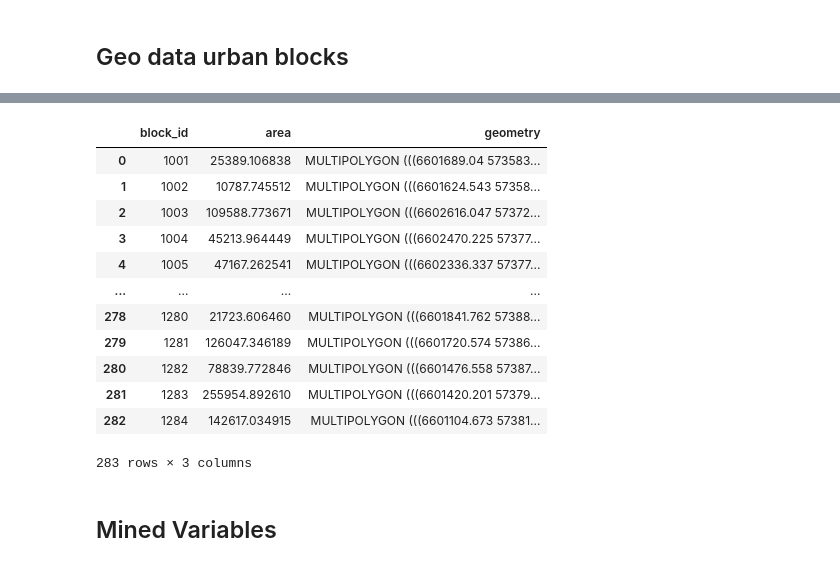
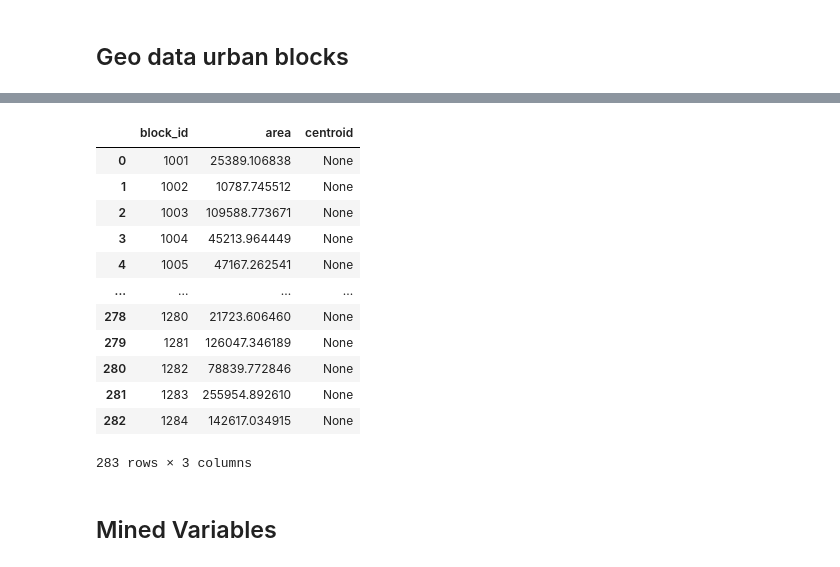
Before and after one commit to Andrew10MAIN/urban_regeneration_platform, a Jupyter notebook: experiments/notebooks/test_db_connection.ipynb, the cells around one changed output, grey strips where cells are left out. Saved outputs shown, nothing was run; the diff lists cells and outputs as text; code cells hidden in the pictures.

```diff
--- a/experiments/notebooks/test_db_connection.ipynb
+++ b/experiments/notebooks/test_db_connection.ipynb
@@ -364,24 +538,24 @@ urban_blocks_ng
 # %%
-urban_blocks = gpd.read_postgis(
+urban_blocks_cent = gpd.read_postgis(
     'SELECT * FROM core.urban_blocks_geom',
     engine,
-    geom_col='geometry'
+    geom_col='centroid'
 )
-urban_blocks = urban_blocks.drop(columns = ['centroid'])
-urban_blocks
+urban_blocks_cent = urban_blocks_cent.drop(columns = ['geometry'])
+urban_blocks_cent
 # %% [output]
-|  | block_id | area | geometry |
-| 0 | 1001 | 25389.106838 | MULTIPOLYGON (((6601689.04 573583... |
-| 1 | 1002 | 10787.745512 | MULTIPOLYGON (((6601624.543 57358... |
-| 2 | 1003 | 109588.773671 | MULTIPOLYGON (((6602616.047 57372... |
-| 3 | 1004 | 45213.964449 | MULTIPOLYGON (((6602470.225 57377... |
-| 4 | 1005 | 47167.262541 | MULTIPOLYGON (((6602336.337 57377... |
+|  | block_id | area | centroid |
+| 0 | 1001 | 25389.106838 | None |
+| 1 | 1002 | 10787.745512 | None |
+| 2 | 1003 | 109588.773671 | None |
+| 3 | 1004 | 45213.964449 | None |
+| 4 | 1005 | 47167.262541 | None |
 | ... | ... | ... | ... |
-| 278 | 1280 | 21723.606460 | MULTIPOLYGON (((6601841.762 57388... |
-| 279 | 1281 | 126047.346189 | MULTIPOLYGON (((6601720.574 57386... |
-| 280 | 1282 | 78839.772846 | MULTIPOLYGON (((6601476.558 57387... |
-| 281 | 1283 | 255954.892610 | MULTIPOLYGON (((6601420.201 57379... |
-| 282 | 1284 | 142617.034915 | MULTIPOLYGON (((6601104.673 57381... |
+| 278 | 1280 | 21723.606460 | None |
+| 279 | 1281 | 126047.346189 | None |
+| 280 | 1282 | 78839.772846 | None |
+| 281 | 1283 | 255954.892610 | None |
+| 282 | 1284 | 142617.034915 | None |
 283 rows × 3 columns
 # %%
 #show_gdf_folium(urban_blocks[urban_blocks['block_id'] == 1001], fields=['block_id','area'], zoom_start=13)
```
Also changed, not shown: parts of 28 cells of this notebook.
